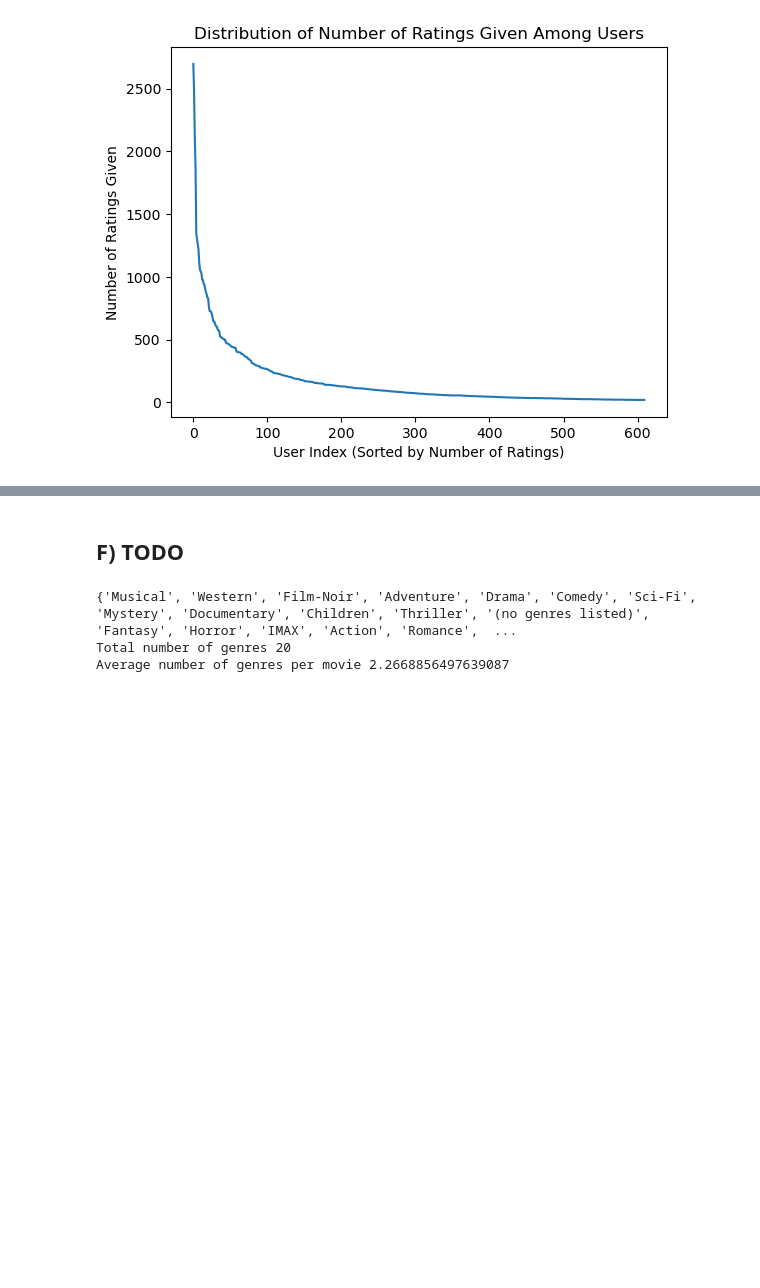
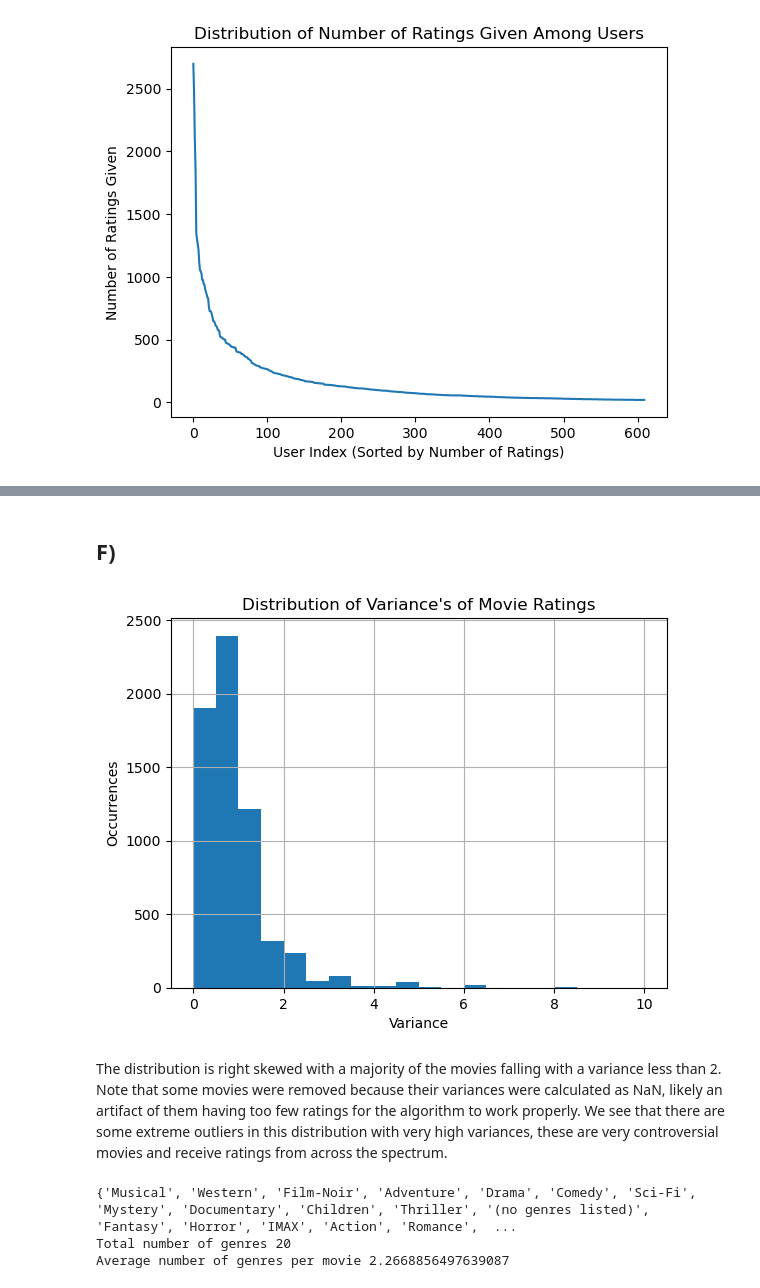
Before and after one commit to papaymaguire/ece219-project4, a Jupyter notebook: project3/notebooks/nb1.ipynb, the cells around one changed output, grey strips where cells are left out. Cells and saved outputs as stored; diff of their text form; code cells hidden in the pictures; blank space fills up the shorter version.

```diff
--- a/project3/notebooks/nb1.ipynb
+++ b/project3/notebooks/nb1.ipynb
@@ -67,5 +72,18 @@ plt.show()
 # %% [markdown]
-## F) TODO
+## F)
+# %%
+bins = list(np.arange(21) / 2)
+vars = movie_ratings.ratings.groupby(['movieId']).var()['rating'].dropna()
+vars.max()
+vars.hist(bins=bins)
+plt.title("Distribution of Variance's of Movie Ratings")
+plt.xlabel("Variance")
+plt.ylabel("Occurrences")
+plt.show()
+# %% [output]
+[figure, added]
+# %% [markdown]
+The distribution is right skewed with a majority of the movies falling with a variance less than 2. Note that some movies were removed because their variances were calculated as NaN, likely an artifact of them having too few ratings for the algorithm to work properly. We see that there are some extreme outliers in this distribution with very high variances, these are very controversial movies and receive ratings from across the spectrum.
 # %%
 movie_info_df = movie_ratings.metadata['movies']
 all_genres = set()
```
Also changed, not shown: parts of 17 cells of this notebook.
